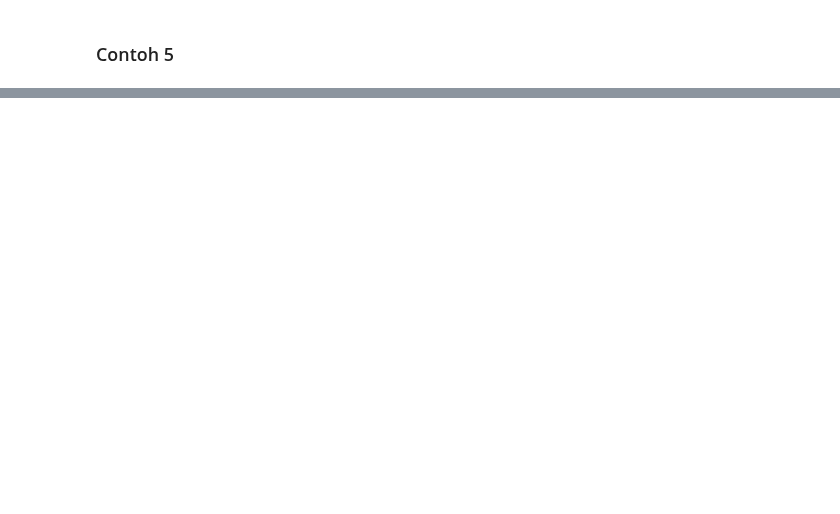
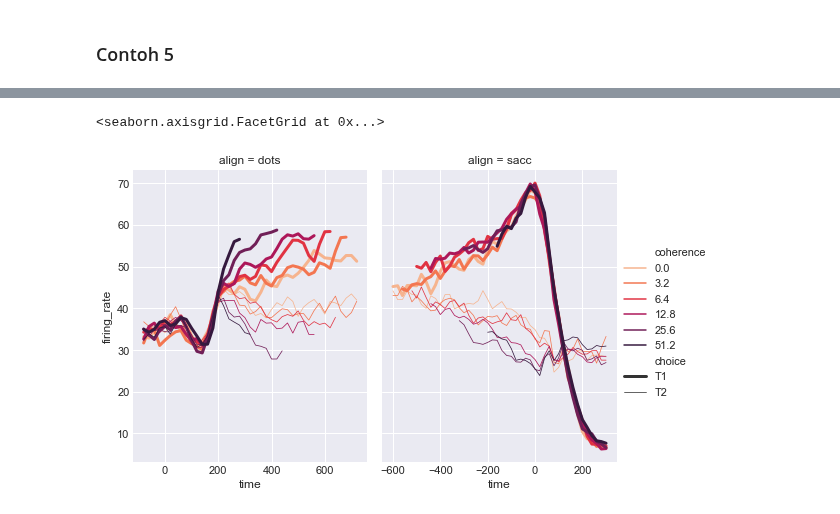
Before and after one commit to rudyhendrawn/data-course, a Jupyter notebook: data-visualization/Plot-TimeSeries.ipynb, the cells around one changed output, grey strips where cells are left out. Cells and saved outputs as stored; diff of their text form; code cells hidden in the pictures; blank space fills up the shorter version.

```diff
--- a/data-visualization/Plot-TimeSeries.ipynb
+++ b/data-visualization/Plot-TimeSeries.ipynb
@@ -78,6 +139,2 @@ sns.lineplot(data=data, palette='tab10', linewidth=2.5)
 # %% [markdown]
 ### Contoh 5
-# %%
-sns.set(style='dark')
-flights = sns.load_dataset('flights')
-flights.head()
@@ -106,0 +141,3 @@ sns.relplot(data=flights,
+# %%
+dots = sns.load_dataset('dots')
+dots.head()
@@ -106,0 +151,12 @@ sns.relplot(data=flights,
+# %%
+palette = sns.color_palette("rocket_r")
+sns.relplot(
+    data=dots,
+    x='time', y='firing_rate',
+    hue='coherence', size='choice', col='align',
+    kind='line', size_order=['T1', 'T2'], palette=palette,
+    height=5, aspect=.75, facet_kws=dict(sharex=False),
+)
+# %% [output]
+<seaborn.axisgrid.FacetGrid at 0x...>
+[figure, added]
```
Also changed, not shown: parts of 24 cells of this notebook, 1 other file.
